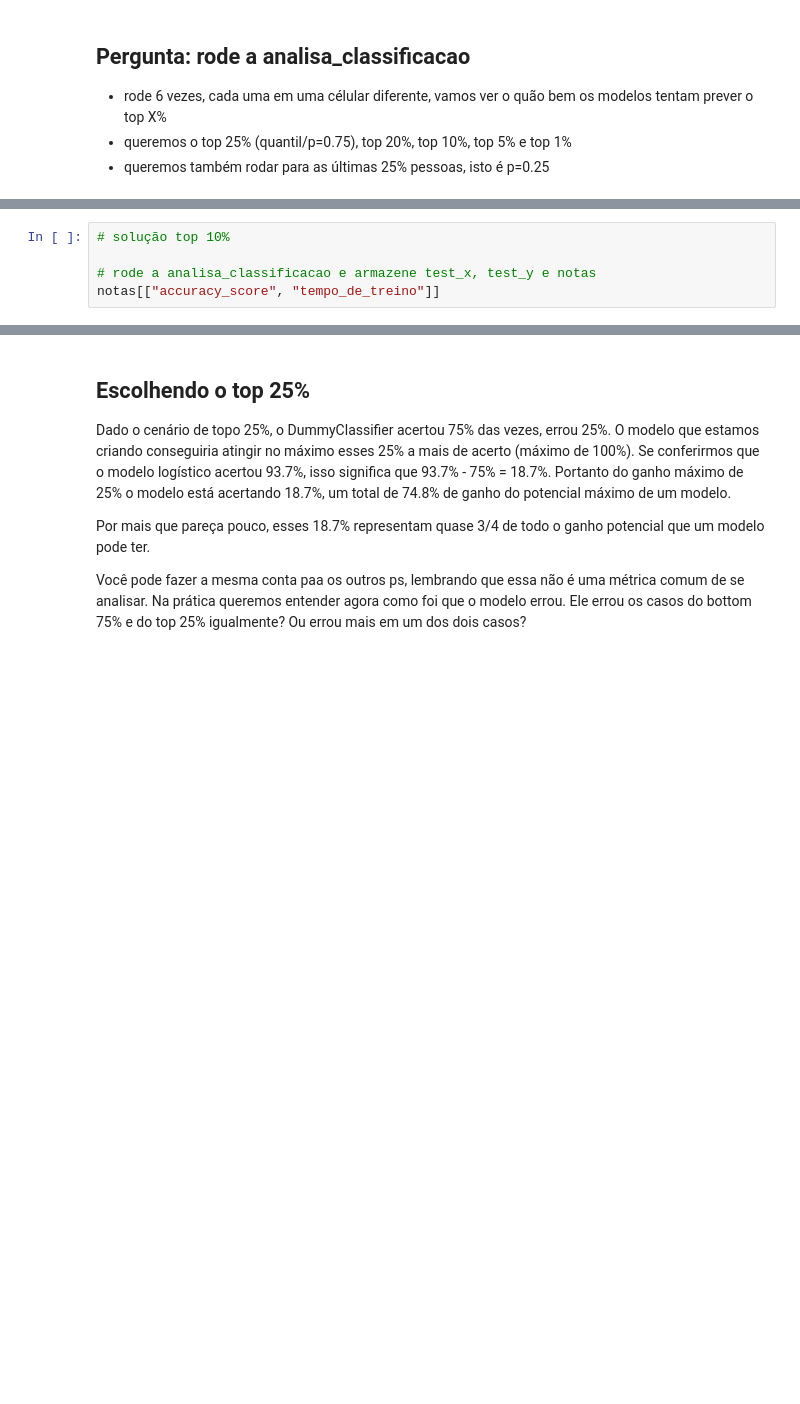
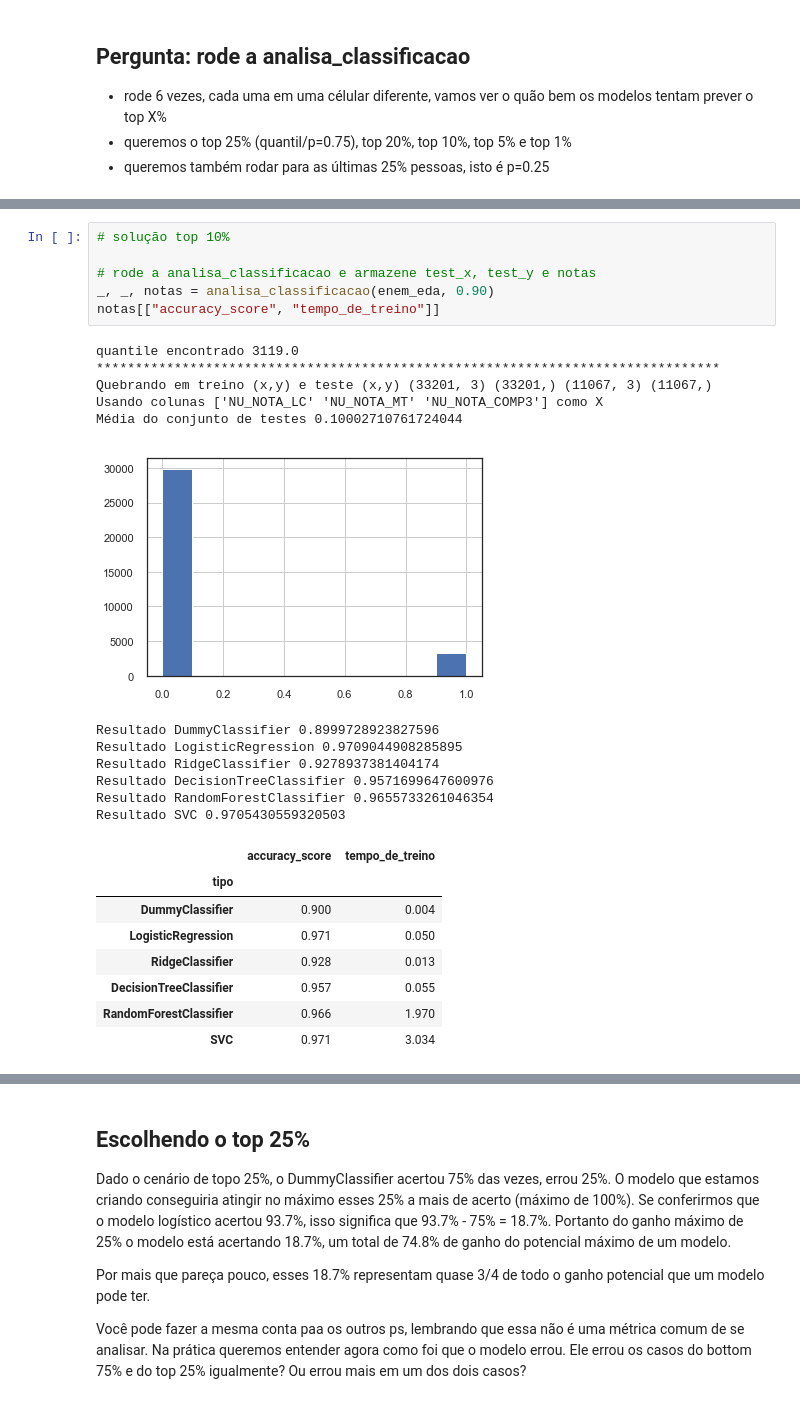
Before and after one commit to IgorNascAlves/Forma-o_Machine_Learning_Projeto_Alura, a Jupyter notebook: Formação_Machine_Learning_Projeto_Alura.ipynb, the cells around one changed output, grey strips where cells are left out. Cells and saved outputs as stored; diff of their text form; blank space fills up the shorter version.

```diff
--- a/Formação_Machine_Learning_Projeto_Alura.ipynb
+++ b/Formação_Machine_Learning_Projeto_Alura.ipynb
@@ -980,8 +1038,30 @@ notas[["accuracy_score", "tempo_de_treino"]]
 # %%
 # solução top 10%
 
 # rode a analisa_classificacao e armazene test_x, test_y e notas
+_, _, notas = analisa_classificacao(enem_eda, 0.90)
 notas[["accuracy_score", "tempo_de_treino"]]
+# %% [output]
+quantile encontrado 3119.0
+********************************************************************************
+Quebrando em treino (x,y) e teste (x,y) (33201, 3) (33201,) (11067, 3) (11067,)
+Usando colunas ['NU_NOTA_LC' 'NU_NOTA_MT' 'NU_NOTA_COMP3'] como X
+Média do conjunto de testes 0.10002710761724044
+[figure, added]
+Resultado DummyClassifier 0.8999728923827596
+Resultado LogisticRegression 0.9709044908285895
+Resultado RidgeClassifier 0.9278937381404174
+Resultado DecisionTreeClassifier 0.9571699647600976
+Resultado RandomForestClassifier 0.9655733261046354
+Resultado SVC 0.9705430559320503
+|  | accuracy_score | tempo_de_treino |
+| tipo |  |  |
+| DummyClassifier | 0.900 | 0.004 |
+| LogisticRegression | 0.971 | 0.050 |
+| RidgeClassifier | 0.928 | 0.013 |
+| DecisionTreeClassifier | 0.957 | 0.055 |
+| RandomForestClassifier | 0.966 | 1.970 |
+| SVC | 0.971 | 3.034 |
 # %%
 # solução top 5%
 
```
Also changed, not shown: parts of 15 cells of this notebook.
